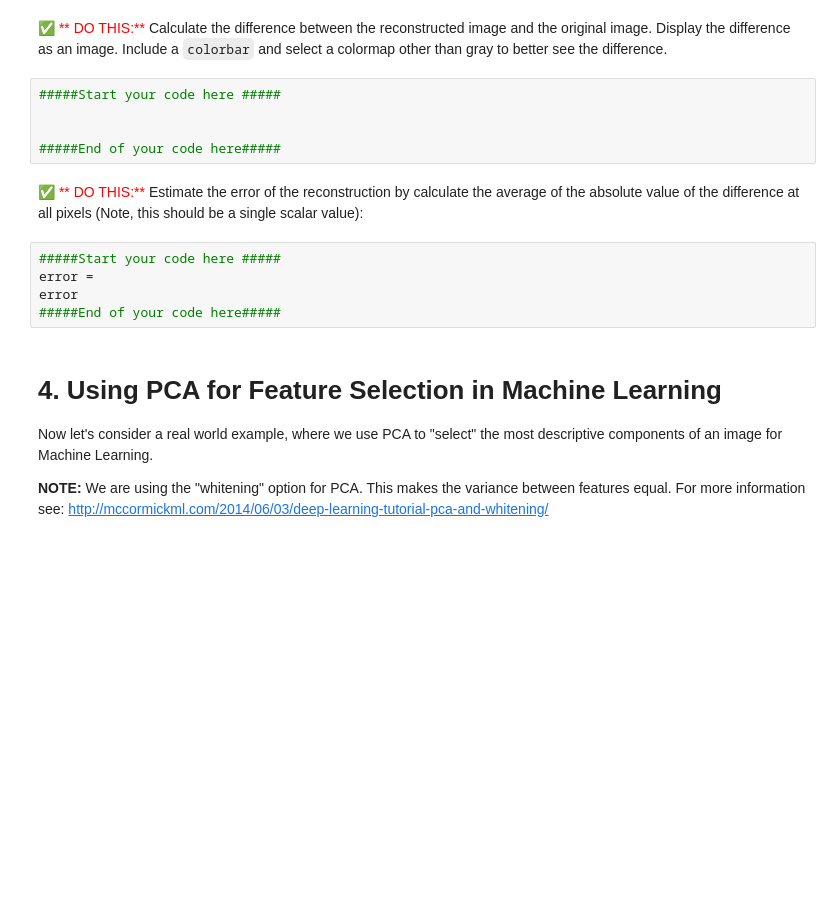
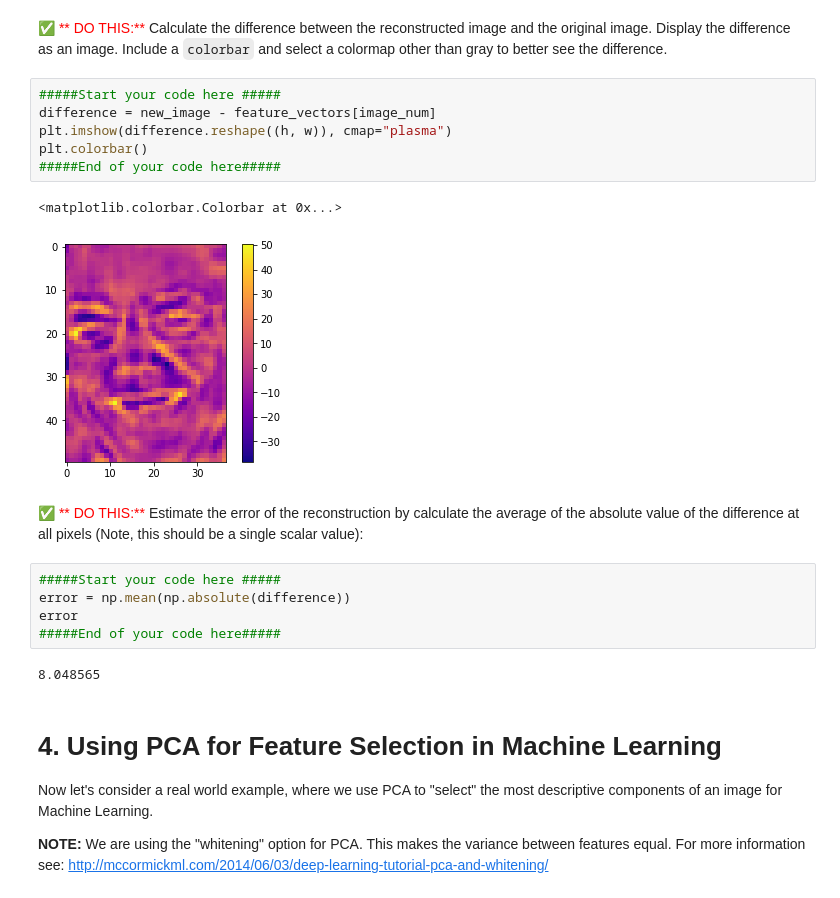
Before and after one commit to nicwigs/314, a Jupyter notebook: hw/HW5-PCA.ipynb, the cells around one changed output. Cells and saved outputs as stored; diff of their text form; blank space fills up the shorter version.

````diff
--- a/hw/HW5-PCA.ipynb
+++ b/hw/HW5-PCA.ipynb
@@ -474,16 +541,22 @@ Display the difference as an image.
 Include a ```colorbar``` and select a colormap other than gray to better see the difference.
 # %%
 #####Start your code here #####
-
-
+difference = new_image - feature_vectors[image_num]
+plt.imshow(difference.reshape((h, w)), cmap="plasma")
+plt.colorbar()
 #####End of your code here#####
+# %% [output]
+<matplotlib.colorbar.Colorbar at 0x...>
+[figure, added]
 # %% [markdown]
 &#9989;  <font color=red>** DO THIS:**</font> Estimate the error of the reconstruction by calculate the average of the absolute value of the difference at all pixels (Note, this should be a single scalar value):
 # %%
 #####Start your code here #####
-error =
+error = np.mean(np.absolute(difference))
 error
 #####End of your code here#####
+# %% [output]
+8.048565
 # %% [markdown]
 # 4. Using PCA for Feature Selection in Machine Learning
 
````
Also changed, not shown: parts of 51 cells of this notebook.
